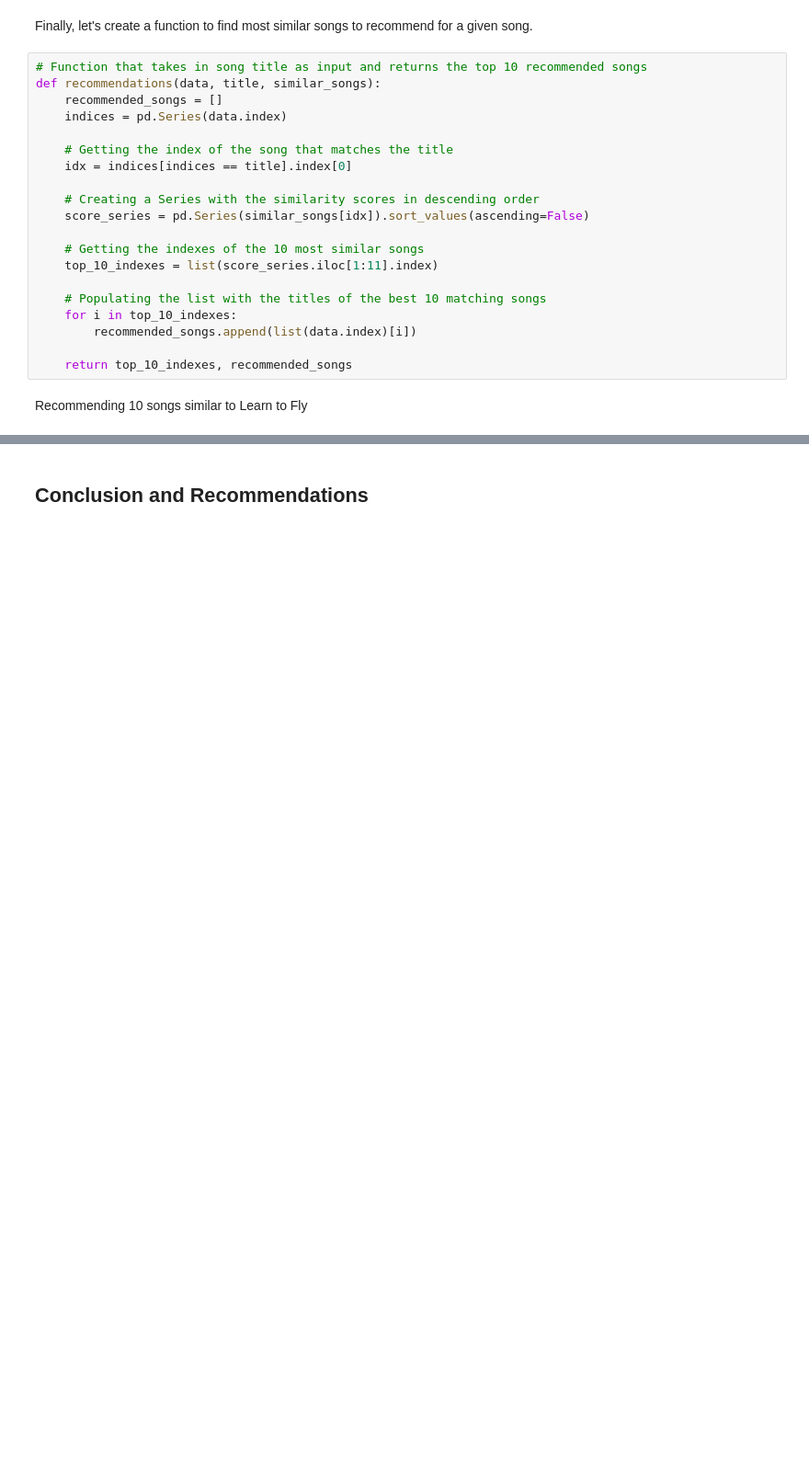
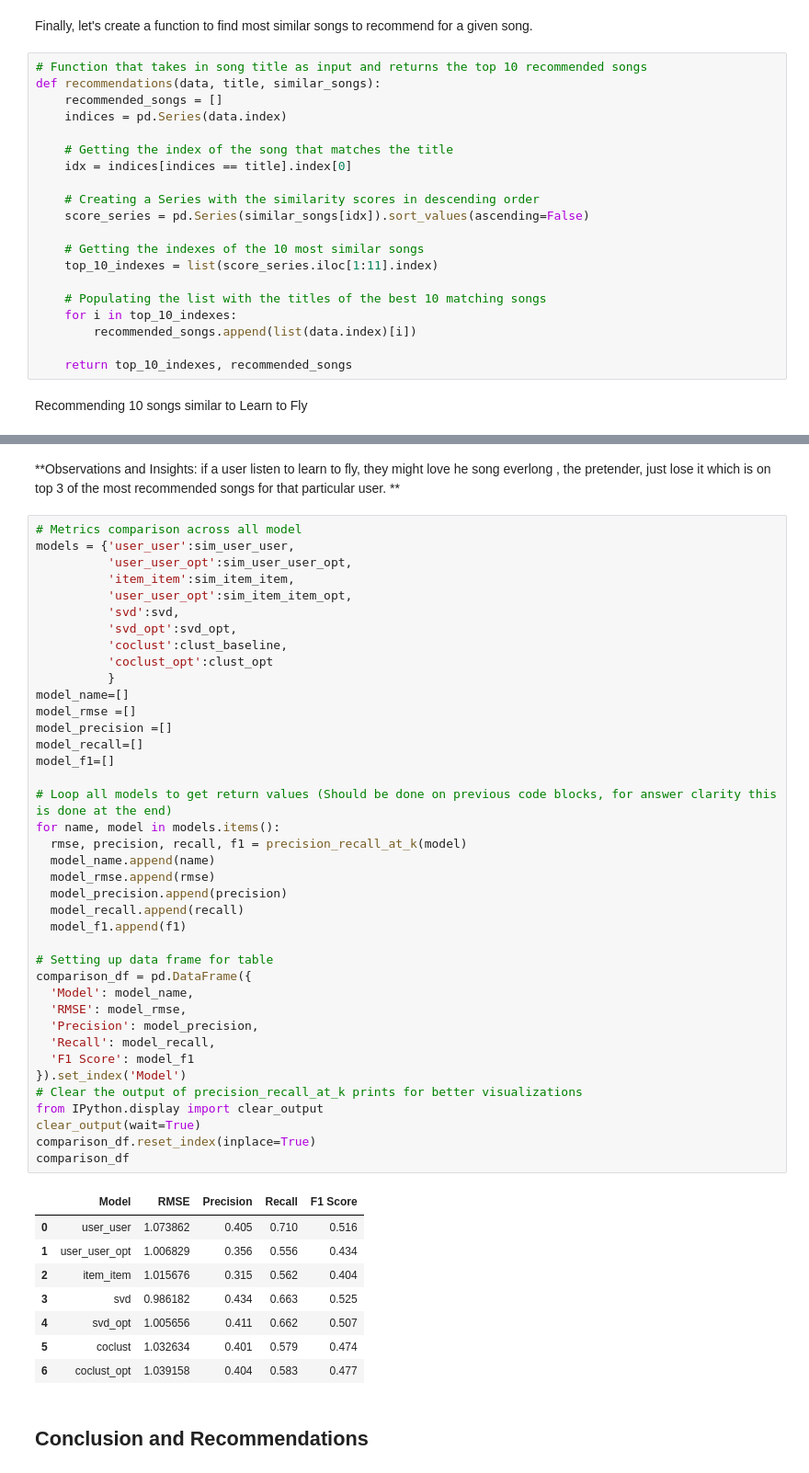
Before and after one commit to Alfredo2212/MIT-Data_Science, a Jupyter notebook: Alfredo_Music_Recommendation_System.ipynb, the cells around one changed output, grey strips where cells are left out. Shown: that part at 92% size. Saved outputs shown, nothing was run; the diff lists cells and outputs as text; blank space fills up the shorter version.

```diff
--- a/Alfredo_Music_Recommendation_System.ipynb
+++ b/Alfredo_Music_Recommendation_System.ipynb
@@ -1367,3 +1367,55 @@ df
+# %% [markdown]
+**Observations and Insights:
+if a user listen to learn to fly, they might love he song everlong , the pretender, just lose it which is on top 3 of the most recommended songs for that particular user.
+**
+# %%
+# Metrics comparison across all model
+models = {'user_user':sim_user_user,
+          'user_user_opt':sim_user_user_opt,
+          'item_item':sim_item_item,
+          'user_user_opt':sim_item_item_opt,
+          'svd':svd,
+          'svd_opt':svd_opt,
+          'coclust':clust_baseline,
+          'coclust_opt':clust_opt
+          }
+model_name=[]
+model_rmse =[]
+model_precision =[]
+model_recall=[]
+model_f1=[]
+
+# Loop all models to get return values (Should be done on previous code blocks, for answer clarity this is done at the end)
+for name, model in models.items():
+  rmse, precision, recall, f1 = precision_recall_at_k(model)
+  model_name.append(name)
+  model_rmse.append(rmse)
+  model_precision.append(precision)
+  model_recall.append(recall)
+  model_f1.append(f1)
+
+# Setting up data frame for table
+comparison_df = pd.DataFrame({
+  'Model': model_name,
+  'RMSE': model_rmse,
+  'Precision': model_precision,
+  'Recall': model_recall,
+  'F1 Score': model_f1
+}).set_index('Model')
+# Clear the output of precision_recall_at_k prints for better visualizations
+from IPython.display import clear_output
+clear_output(wait=True)
+comparison_df.reset_index(inplace=True)
+comparison_df
+# %% [output]
+|  | Model | RMSE | Precision | Recall | F1 Score |
+| 0 | user_user | 1.073862 | 0.405 | 0.710 | 0.516 |
+| 1 | user_user_opt | 1.006829 | 0.356 | 0.556 | 0.434 |
+| 2 | item_item | 1.015676 | 0.315 | 0.562 | 0.404 |
+| 3 | svd | 0.986182 | 0.434 | 0.663 | 0.525 |
+| 4 | svd_opt | 1.005656 | 0.411 | 0.662 | 0.507 |
+| 5 | coclust | 1.032634 | 0.401 | 0.579 | 0.474 |
+| 6 | coclust_opt | 1.039158 | 0.404 | 0.583 | 0.477 |
 # %% [markdown]
 ## **Conclusion and Recommendations**
 # %% [markdown]
```
Also changed, not shown: parts of 41 cells of this notebook.
